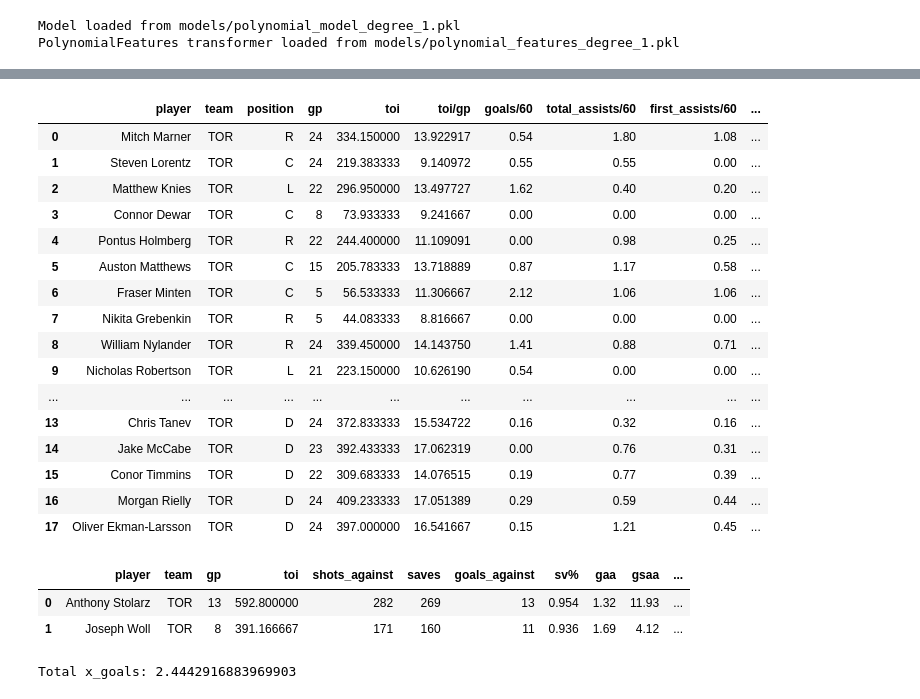
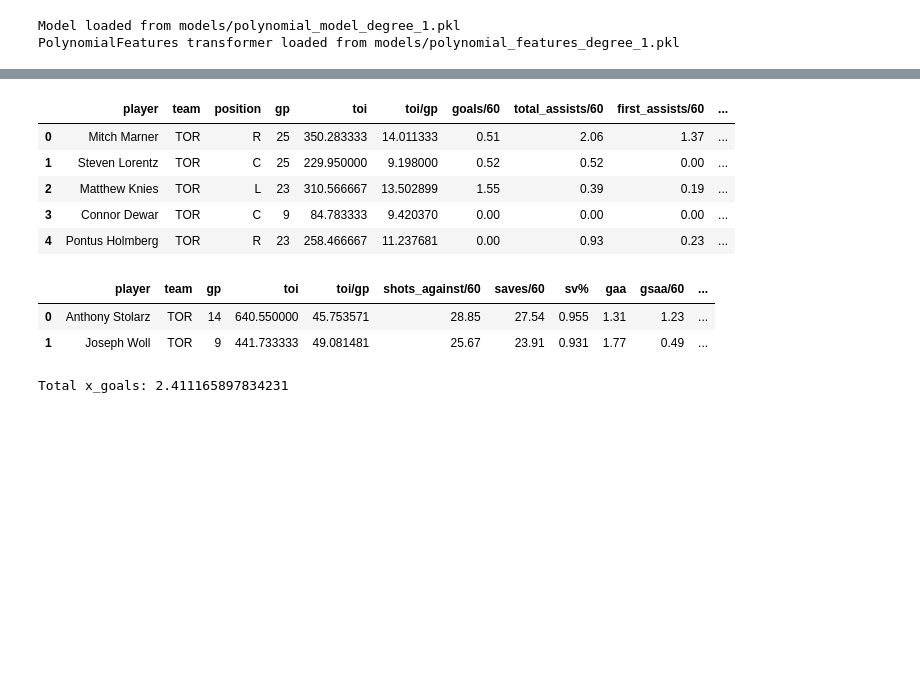
Before and after one commit to bwista/accurateshothelper, a Jupyter notebook: xgm_model_01.ipynb, the cells around one changed output, grey strips where cells are left out. Drawn from its saved outputs; the diff is of its cells as text; code cells hidden in the pictures; blank space fills up the shorter version.

```diff
--- a/xgm_model_01.ipynb
+++ b/xgm_model_01.ipynb
@@ -780,7 +780,7 @@ def extract_team_lineup(team: str, reference_date: Optional[str] = None) -> Line
     print(f"Game ID: {game_id}")
 
     # Step 3: Fetch the game boxscore data
-    game_data = get_game_boxscore(game_id)
+    game_data = get_game_boxscore(game_id, clean=False)
 
     # Step 4: Process the boxscore to obtain skaters and goalies
     away_skaters, away_goalies, home_skaters, home_goalies = display_boxscore(game_data)
@@ -816,7 +816,7 @@ def extract_team_lineup(team: str, reference_date: Optional[str] = None) -> Line
 
         player = Player(
             player_id=skater['playerId'],
-            name=get_player_full_name(skater['playerId'], db_config),
+            name=get_player_full_name(skater['playerId'], db_config, suppress_log=True),
             team=team.upper(),
             position=position_enum
         )
@@ -841,7 +841,7 @@ def extract_team_lineup(team: str, reference_date: Optional[str] = None) -> Line
     for _, goalie in goalies.iterrows():
         player = Player(
             player_id=goalie['playerId'],
-            name=get_player_full_name(goalie['playerId'], db_config),
+            name=get_player_full_name(goalie['playerId'], db_config, suppress_log=True),
             team=team.upper(),
             position=Position.G
         )
@@ -1258,7 +1242,7 @@ def calculate_xg_against_adj_percentage(lineup_goalie_stats, goalie_avg_xg_again
     """
     Calculate the expected goals against adjusted percentage.
     """
-    lineup_goalie_stats['xg_against/60'] = (lineup_goalie_stats['xg_against/60'] / goalie_avg_xg_against_per_60) * 100
+    lineup_goalie_stats['adj%'] = (lineup_goalie_stats['xg_against/60'] / goalie_avg_xg_against_per_60) * 100
     return lineup_goalie_stats
 # %%
 def process_team_lineup(input_date: str, team: str, db_config: Dict[str, str], model, poly) -> pd.DataFrame:
@@ -1482,29 +1451,18 @@ Lineup extracted for team TOR on 2024-12-02.
 # %%
-lineup_skater_stats
+lineup_skater_stats.head()
 # %% [output]
 |  | player | team | position | gp | toi | toi/gp | goals/60 | total_assists/60 | first_assists/60 | ... |
-| 0 | Mitch Marner | TOR | R | 24 | 334.150000 | 13.922917 | 0.54 | 1.80 | 1.08 | ... |
-| 1 | Steven Lorentz | TOR | C | 24 | 219.383333 | 9.140972 | 0.55 | 0.55 | 0.00 | ... |
-| 2 | Matthew Knies | TOR | L | 22 | 296.950000 | 13.497727 | 1.62 | 0.40 | 0.20 | ... |
-| 3 | Connor Dewar | TOR | C | 8 | 73.933333 | 9.241667 | 0.00 | 0.00 | 0.00 | ... |
-| 4 | Pontus Holmberg | TOR | R | 22 | 244.400000 | 11.109091 | 0.00 | 0.98 | 0.25 | ... |
-| 5 | Auston Matthews | TOR | C | 15 | 205.783333 | 13.718889 | 0.87 | 1.17 | 0.58 | ... |
-| 6 | Fraser Minten | TOR | C | 5 | 56.533333 | 11.306667 | 2.12 | 1.06 | 1.06 | ... |
-| 7 | Nikita Grebenkin | TOR | R | 5 | 44.083333 | 8.816667 | 0.00 | 0.00 | 0.00 | ... |
-| 8 | William Nylander | TOR | R | 24 | 339.450000 | 14.143750 | 1.41 | 0.88 | 0.71 | ... |
-| 9 | Nicholas Robertson | TOR | L | 21 | 223.150000 | 10.626190 | 0.54 | 0.00 | 0.00 | ... |
-| ... | ... | ... | ... | ... | ... | ... | ... | ... | ... | ... |
-| 13 | Chris Tanev | TOR | D | 24 | 372.833333 | 15.534722 | 0.16 | 0.32 | 0.16 | ... |
-| 14 | Jake McCabe | TOR | D | 23 | 392.433333 | 17.062319 | 0.00 | 0.76 | 0.31 | ... |
-| 15 | Conor Timmins | TOR | D | 22 | 309.683333 | 14.076515 | 0.19 | 0.77 | 0.39 | ... |
-| 16 | Morgan Rielly | TOR | D | 24 | 409.233333 | 17.051389 | 0.29 | 0.59 | 0.44 | ... |
-| 17 | Oliver Ekman-Larsson | TOR | D | 24 | 397.000000 | 16.541667 | 0.15 | 1.21 | 0.45 | ... |
+| 0 | Mitch Marner | TOR | R | 25 | 350.283333 | 14.011333 | 0.51 | 2.06 | 1.37 | ... |
+| 1 | Steven Lorentz | TOR | C | 25 | 229.950000 | 9.198000 | 0.52 | 0.52 | 0.00 | ... |
+| 2 | Matthew Knies | TOR | L | 23 | 310.566667 | 13.502899 | 1.55 | 0.39 | 0.19 | ... |
+| 3 | Connor Dewar | TOR | C | 9 | 84.783333 | 9.420370 | 0.00 | 0.00 | 0.00 | ... |
+| 4 | Pontus Holmberg | TOR | R | 23 | 258.466667 | 11.237681 | 0.00 | 0.93 | 0.23 | ... |
 # %%
 lineup_goalie_stats
 # %% [output]
-|  | player | team | gp | toi | shots_against | saves | goals_against | sv% | gaa | gsaa | ... |
-| 0 | Anthony Stolarz | TOR | 13 | 592.800000 | 282 | 269 | 13 | 0.954 | 1.32 | 11.93 | ... |
-| 1 | Joseph Woll | TOR | 8 | 391.166667 | 171 | 160 | 11 | 0.936 | 1.69 | 4.12 | ... |
+|  | player | team | gp | toi | toi/gp | shots_against/60 | saves/60 | sv% | gaa | gsaa/60 | ... |
+| 0 | Anthony Stolarz | TOR | 14 | 640.550000 | 45.753571 | 28.85 | 27.54 | 0.955 | 1.31 | 1.23 | ... |
+| 1 | Joseph Woll | TOR | 9 | 441.733333 | 49.081481 | 25.67 | 23.91 | 0.931 | 1.77 | 0.49 | ... |
 # %%
 def attach_xgoals_as_combined_object(lineup_stats_df: pd.DataFrame) -> dict:
     """
@@ -1527,4 +1485,4 @@ final_lineup_stats_combined = attach_xgoals_as_combined_object(lineup_skater_sta
 final_lineup_stats_combined['lineup_stats']
 print(f"Total x_goals: {final_lineup_stats_combined['x_goals_sum']}")
 # %% [output]
-Total x_goals: 2.4442916883969903
+Total x_goals: 2.411165897834231
```
Also changed, not shown: parts of 15 cells of this notebook, 2 other files.
